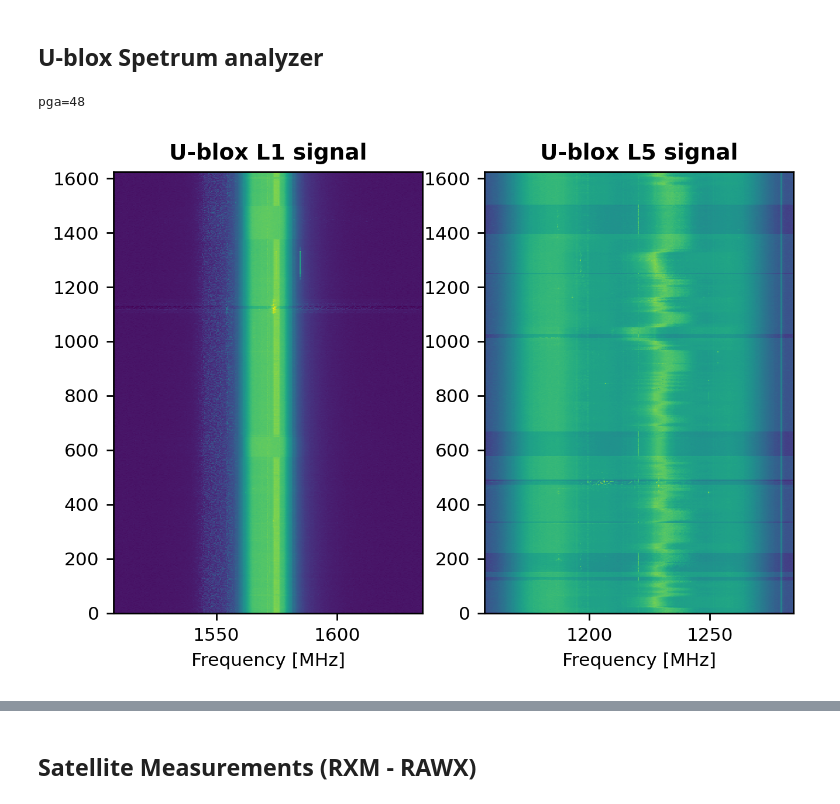
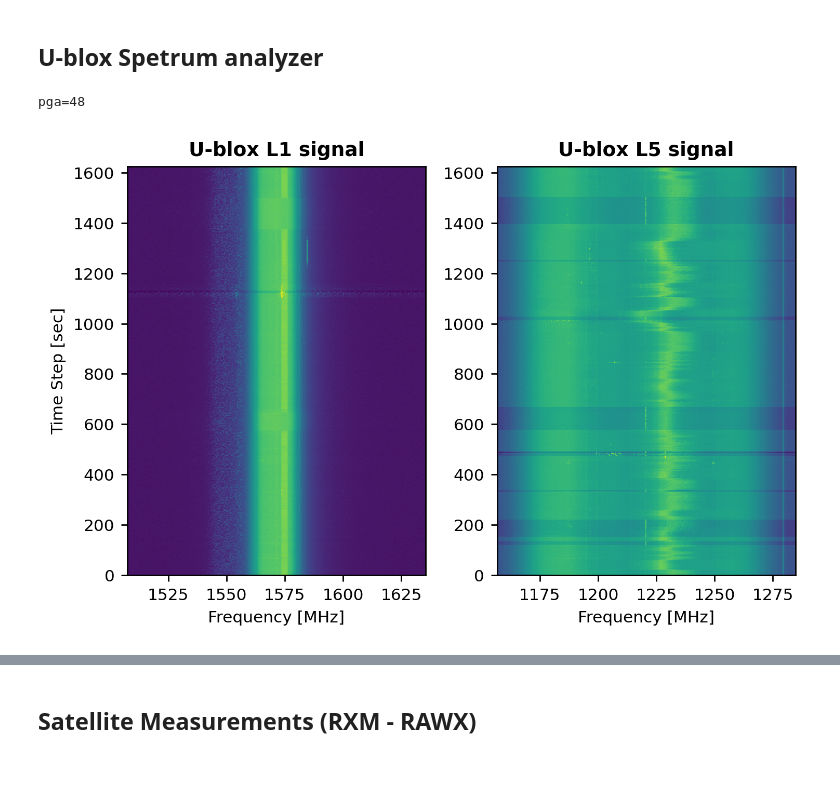
Before and after one commit to AxelBjork/OSNMA_ublox, a Jupyter notebook: notebook_real_time_U_blox_mk4.ipynb, the cells around one changed output, grey strips where cells are left out. Saved outputs shown, nothing was run; the diff lists cells and outputs as text; code cells hidden in the pictures; blank space fills up the shorter version.

Commit message:
Added Position Logic
Updated notebook

```diff
--- a/notebook_real_time_U_blox_mk4.ipynb
+++ b/notebook_real_time_U_blox_mk4.ipynb
@@ -204,7 +194,7 @@ for run in range(1):
             write.writerow(ubxPages_new)
             f.close()
       if dump and (len(msg_collection[12])>5):
-        data_dump_str=read_live_data(msg_collection)
+        data_dump_str=signal_process.read_live_data(msg_collection)
         textbox.value=data_dump_str+"\nNumber of Messages: {}".format(len(msg_collection[8]))
         # Check OSNMA every 10 seconds after 100 seconds
         gal_time=int(galileo_time.split('=')[1])
@@ -247,43 +320,3 @@ Parameters to measure according to EUR-Lex - 32021R1228 - EN
 4.   RAIM status from - NMEA-Standard-GBS
 5.   Position and velocity consistency from - NAV-PVT
 6.   Time from: rcvToW from RXM-RAWX; galTow (Gallileo) and iTOW (gps) from UBX-NAV-TIMEGAL; iTOW, other estimates from NAV-CLOCK
-# %%
-# 6.2 Galileo TOW
-galTOW = [msg_collection[11][i][2] for i in range(len(msg_collection[11]))]
-# TOW valid
-galTOW_valid = [msg_collection[11][i][6] for i in range(len(msg_collection[11]))]
-#tAcc in ns
-gal_acc = [msg_collection[11][i][-1] for i in range(len(msg_collection[11]))]
-# Gain
-AGC_L1 = [msg_collection[6][i][11] for i in range(len(msg_collection[6]))]
-AGC_list_L5 = [msg_collection[6][i][25] for i in range(len(msg_collection[6]))]
-latest_gain=AGC_L1[-5:]
-latest_gain.reverse()
-# Jamming alt 26
-jam_ind = [msg_collection[6][i][12] for i in range(len(msg_collection[6]))]
-latest_jam_ind=jam_ind[-5:]
-latest_jam_ind.reverse()
-# Jamm state alt 19
-jam_state = [msg_collection[6][i][5] for i in range(len(msg_collection[6]))]
-latest_jam_state=jam_state[-5:]
-latest_jam_state.reverse()
-# Spoof state
-spoof_state = [msg_collection[13][i][11] for i in range(len(msg_collection[13]))]
-latest_spoof = spoof_state[-5:]
-latest_spoof.reverse()
-# Clock Bias
-iTOW_bias = [msg_collection[8][i][2] for i in range(len(msg_collection[8]))]
-lastest_bias=iTOW_bias[-5:]
-lastest_bias.reverse()
-# Receiver time
-rcvToW = [msg_collection[12][i][1] for i in range(len(msg_collection[12]))]
-rcvToW_sec = [round(float(rcvToW[i].split('=')[1])) for i in range(len(rcvToW))][-1]
-iTOW = [msg_collection[8][i][1] for i in range(len(msg_collection[8]))]
-latest_iTOW = iTOW[-1]
-# Position
-latest_pos = msg_collection[2][-1][2]+msg_collection[2][-1][4]
-# Get satellite info
-sat_info = ""
-# Reverse order
-data_dump_str=" {} \n {}\n {}\n {}\n {}\n Time: {}, {}\n Position:{}\n {}".format(latest_gain,lastest_bias,latest_spoof,latest_jam_ind,latest_jam_state,rcvToW_sec,latest_iTOW,latest_pos,sat_info)
-print(data_dump_str)
@@ -399,34 +427,36 @@ fig, (ax1, ax2) = plt.subplots(1, 2)
 signal_info=processed_span_L1[0]
 print(signal_info[5])
 span=int(signal_info[2].split('=')[1])/10**6
 center=int(signal_info[4].split('=')[1])/10**6
 signal_range=[center-span/2,center+span/2]
 dx, dy = 0.5, 1
 y, x = np.mgrid[slice(0, len(processed_span_L1), dy),
                 slice(signal_range[0], signal_range[1], dx)]
 L1_x=x
 # Plot L1
 ax1.pcolormesh(x,y,span_2d_L1)
 ax1.set_title('U-blox L1 signal', fontweight ="bold")
 ax1.set_xlabel('Frequency [MHz]')
+ax1.set_ylabel('Time Step [sec]')
 # L5 signal parameters
 signal_info=processed_span_L5[0]
 # Span and center in MHz
 span=int(signal_info[2].split('=')[1])/10**6
 center=int(signal_info[4].split('=')[1])/10**6
 signal_range=[center-span/2,center+span/2]
 dx, dy = 0.5, 1
 y, x = np.mgrid[slice(0, len(processed_span_L5), dy),
                 slice(signal_range[0], signal_range[1], dx)]
 # Plot L5
 ax2.pcolormesh(x,y, span_2d_L5)
 ax2.set_title('U-blox L5 signal', fontweight ="bold")
 ax2.set_xlabel('Frequency [MHz]')
+
 # Show Plot
 plt.show()
 # %% [output]
 pga=48
-[figure, old version]
+[figure, new version]
 # %%
 #signal_1 = span_2d_L1[306] # spoofed
 #signal_2 = span_2d_L1[1124] # observed
```
Also changed, not shown: parts of 15 cells of this notebook, 1 other file.
